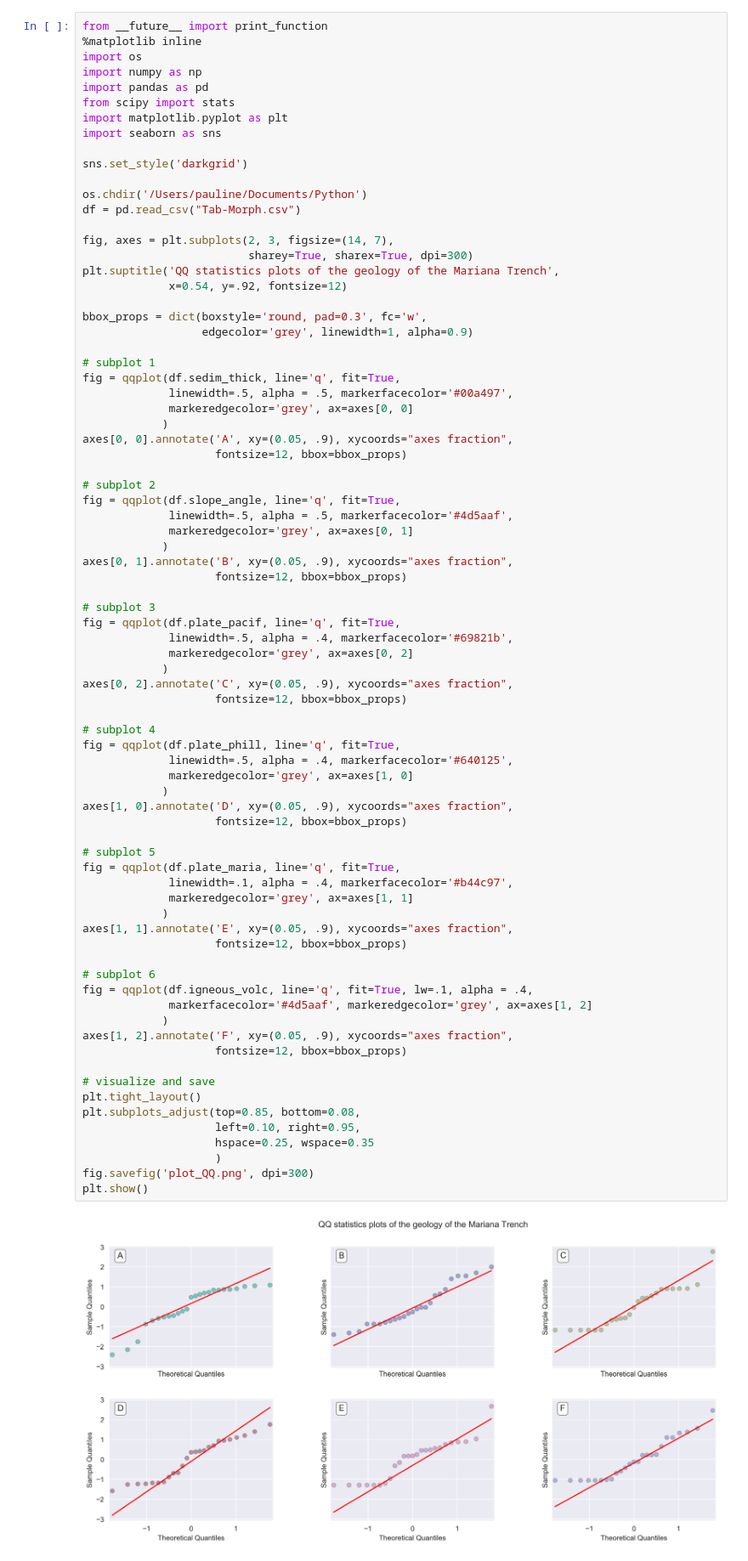
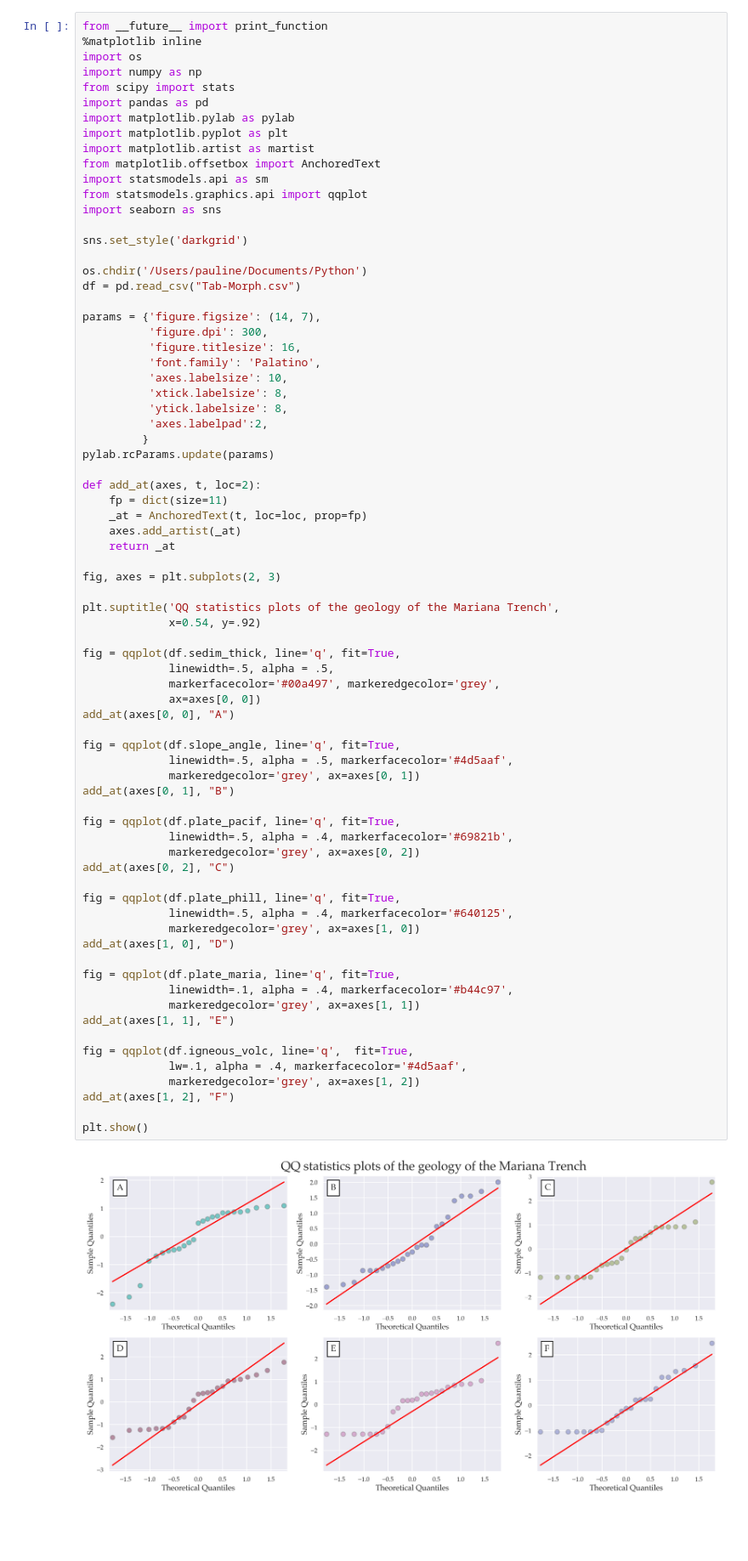
Before and after one commit to paulinelemenkova/Python-script-031-QQ-Plot, a Jupyter notebook: Script-031-QQplots-subplots-2-3.ipynb, the cells around one changed output. Shown at 85% size. Cells and saved outputs as stored; diff of their text form; blank space fills up the shorter version.

```diff
--- a/Script-031-QQplots-subplots-2-3.ipynb
+++ b/Script-031-QQplots-subplots-2-3.ipynb
@@ -3,78 +3,74 @@ from __future__ import print_function
 %matplotlib inline
 import os
 import numpy as np
+from scipy import stats
 import pandas as pd
-from scipy import stats
+import matplotlib.pylab as pylab
 import matplotlib.pyplot as plt
+import matplotlib.artist as martist
+from matplotlib.offsetbox import AnchoredText
+import statsmodels.api as sm
+from statsmodels.graphics.api import qqplot
 import seaborn as sns
 
 sns.set_style('darkgrid')
 
 os.chdir('/Users/pauline/Documents/Python')
 df = pd.read_csv("Tab-Morph.csv")
 
-fig, axes = plt.subplots(2, 3, figsize=(14, 7),
-                         sharey=True, sharex=True, dpi=300)
+params = {'figure.figsize': (14, 7),
+          'figure.dpi': 300,
+          'figure.titlesize': 16,
+          'font.family': 'Palatino',
+          'axes.labelsize': 10,
+          'xtick.labelsize': 8,
+          'ytick.labelsize': 8,
+          'axes.labelpad':2,
+         }
+pylab.rcParams.update(params)
+
+def add_at(axes, t, loc=2):
+    fp = dict(size=11)
+    _at = AnchoredText(t, loc=loc, prop=fp)
+    axes.add_artist(_at)
+    return _at
+
+fig, axes = plt.subplots(2, 3)
+
 plt.suptitle('QQ statistics plots of the geology of the Mariana Trench',
-             x=0.54, y=.92, fontsize=12)
+             x=0.54, y=.92)
 
-bbox_props = dict(boxstyle='round, pad=0.3', fc='w',
-                  edgecolor='grey', linewidth=1, alpha=0.9)
+fig = qqplot(df.sedim_thick, line='q', fit=True,
+             linewidth=.5, alpha = .5,
+             markerfacecolor='#00a497', markeredgecolor='grey',
+             ax=axes[0, 0])
+add_at(axes[0, 0], "A")
 
-# subplot 1
-fig = qqplot(df.sedim_thick, line='q', fit=True,
-             linewidth=.5, alpha = .5, markerfacecolor='#00a497',
-             markeredgecolor='grey', ax=axes[0, 0]
-            )
-axes[0, 0].annotate('A', xy=(0.05, .9), xycoords="axes fraction",
-                    fontsize=12, bbox=bbox_props)
-
-# subplot 2
 fig = qqplot(df.slope_angle, line='q', fit=True,
              linewidth=.5, alpha = .5, markerfacecolor='#4d5aaf',
-             markeredgecolor='grey', ax=axes[0, 1]
-            )
-axes[0, 1].annotate('B', xy=(0.05, .9), xycoords="axes fraction",
-                    fontsize=12, bbox=bbox_props)
+             markeredgecolor='grey', ax=axes[0, 1])
+add_at(axes[0, 1], "B")
 
-# subplot 3
 fig = qqplot(df.plate_pacif, line='q', fit=True,
              linewidth=.5, alpha = .4, markerfacecolor='#69821b',
-             markeredgecolor='grey', ax=axes[0, 2]
-            )
-axes[0, 2].annotate('C', xy=(0.05, .9), xycoords="axes fraction",
-                    fontsize=12, bbox=bbox_props)
+             markeredgecolor='grey', ax=axes[0, 2])
+add_at(axes[0, 2], "C")
 
-# subplot 4
 fig = qqplot(df.plate_phill, line='q', fit=True,
              linewidth=.5, alpha = .4, markerfacecolor='#640125',
-             markeredgecolor='grey', ax=axes[1, 0]
-            )
-axes[1, 0].annotate('D', xy=(0.05, .9), xycoords="axes fraction",
-                    fontsize=12, bbox=bbox_props)
+             markeredgecolor='grey', ax=axes[1, 0])
+add_at(axes[1, 0], "D")
 
-# subplot 5
 fig = qqplot(df.plate_maria, line='q', fit=True,
              linewidth=.1, alpha = .4, markerfacecolor='#b44c97',
-             markeredgecolor='grey', ax=axes[1, 1]
-            )
-axes[1, 1].annotate('E', xy=(0.05, .9), xycoords="axes fraction",
-                    fontsize=12, bbox=bbox_props)
+             markeredgecolor='grey', ax=axes[1, 1])
+add_at(axes[1, 1], "E")
 
-# subplot 6
-fig = qqplot(df.igneous_volc, line='q', fit=True, lw=.1, alpha = .4,
-             markerfacecolor='#4d5aaf', markeredgecolor='grey', ax=axes[1, 2]
-            )
-axes[1, 2].annotate('F', xy=(0.05, .9), xycoords="axes fraction",
-                    fontsize=12, bbox=bbox_props)
+fig = qqplot(df.igneous_volc, line='q',  fit=True,
+             lw=.1, alpha = .4, markerfacecolor='#4d5aaf',
+             markeredgecolor='grey', ax=axes[1, 2])
+add_at(axes[1, 2], "F")
 
-# visualize and save
-plt.tight_layout()
-plt.subplots_adjust(top=0.85, bottom=0.08,
-                    left=0.10, right=0.95,
-                    hspace=0.25, wspace=0.35
-                    )
-fig.savefig('plot_QQ.png', dpi=300)
 plt.show()
 # %% [output]
-[figure, old version]
+[figure, new version]
```
